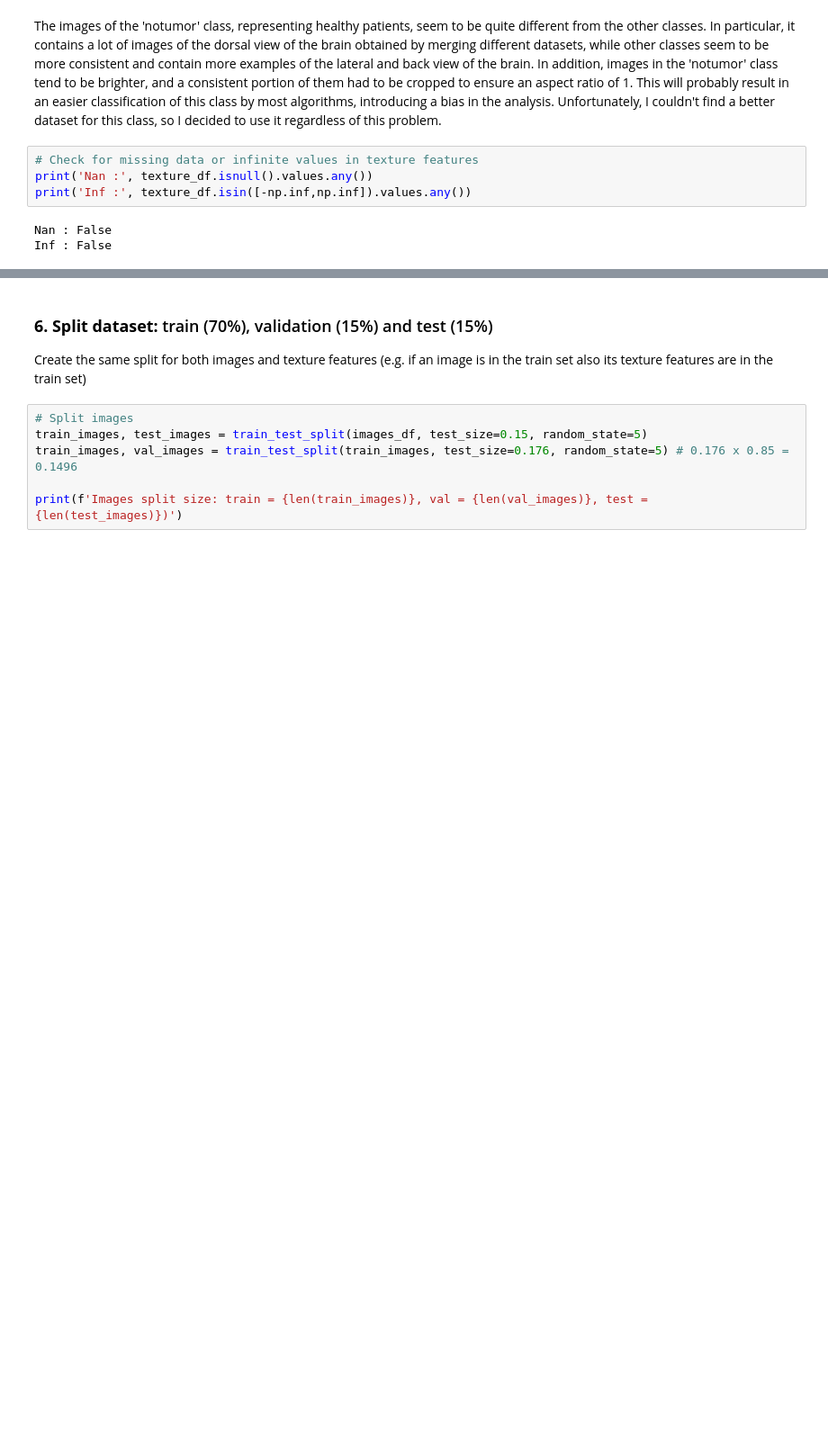
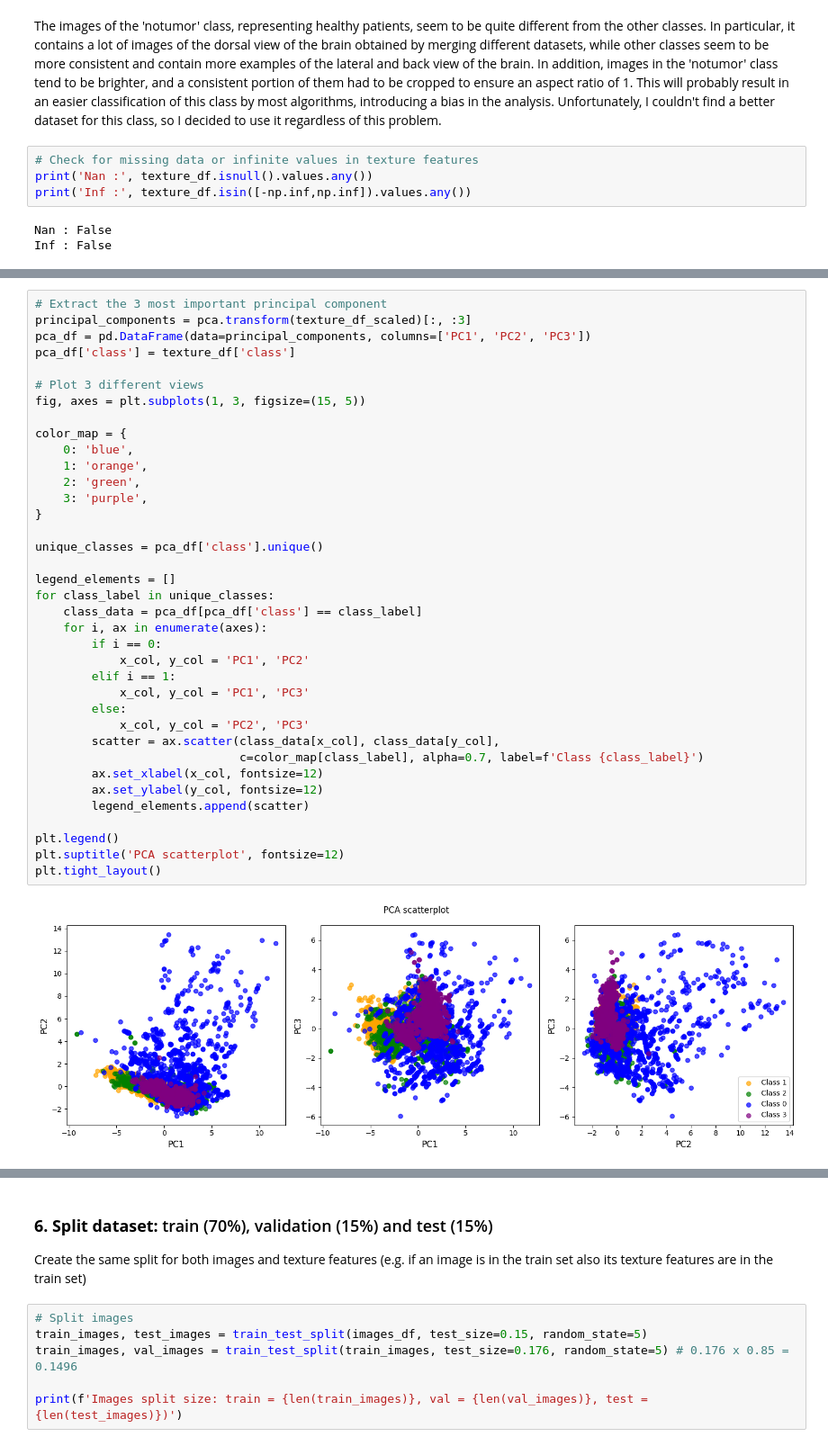
Before and after one commit to LeonardoPoliti/Brain-Tumor-Classifier, a Jupyter notebook: AML_project_BrainTumor.ipynb, the cells around one changed output, grey strips where cells are left out. Shown at 90% size. Cells and saved outputs as stored; diff of their text form; blank space fills up the shorter version.

```diff
--- a/AML_project_BrainTumor.ipynb
+++ b/AML_project_BrainTumor.ipynb
@@ -213,0 +235,39 @@ texture_df.drop(columns=['image_name','class']).describe()
+# %%
+# Extract the 3 most important principal component
+principal_components = pca.transform(texture_df_scaled)[:, :3]
+pca_df = pd.DataFrame(data=principal_components, columns=['PC1', 'PC2', 'PC3'])
+pca_df['class'] = texture_df['class']
+
+# Plot 3 different views
+fig, axes = plt.subplots(1, 3, figsize=(15, 5))
+
+color_map = {
+    0: 'blue',
+    1: 'orange',
+    2: 'green',
+    3: 'purple',
+}
+
+unique_classes = pca_df['class'].unique()
+
+legend_elements = []
+for class_label in unique_classes:
+    class_data = pca_df[pca_df['class'] == class_label]
+    for i, ax in enumerate(axes):
+        if i == 0:
+            x_col, y_col = 'PC1', 'PC2'
+        elif i == 1:
+            x_col, y_col = 'PC1', 'PC3'
+        else:
+            x_col, y_col = 'PC2', 'PC3'
+        scatter = ax.scatter(class_data[x_col], class_data[y_col],
+                             c=color_map[class_label], alpha=0.7, label=f'Class {class_label}')
+        ax.set_xlabel(x_col, fontsize=12)
+        ax.set_ylabel(y_col, fontsize=12)
+        legend_elements.append(scatter)
+
+plt.legend()
+plt.suptitle('PCA scatterplot', fontsize=12)
+plt.tight_layout()
+# %% [output]
+[figure, added]
```
Also changed, not shown: parts of 4 cells of this notebook.
